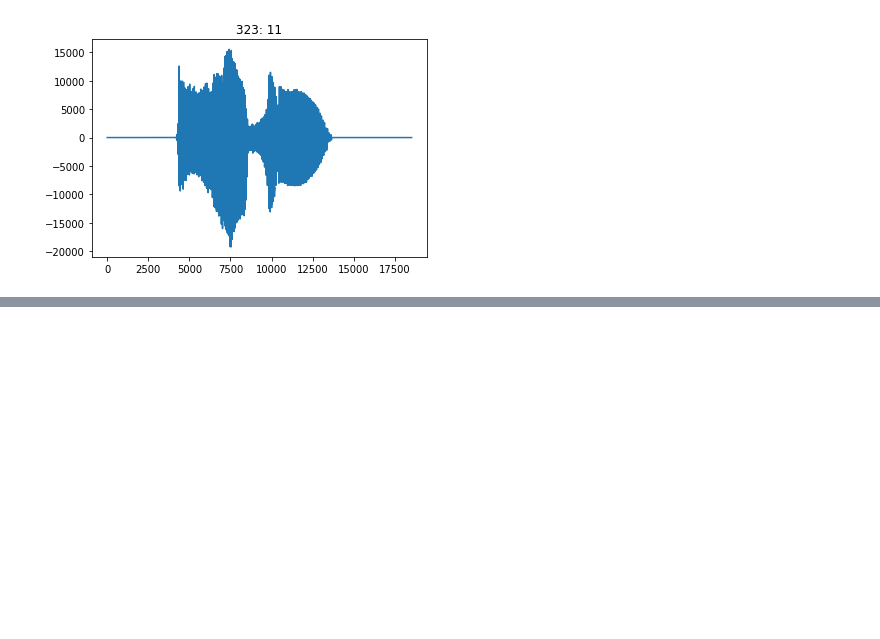
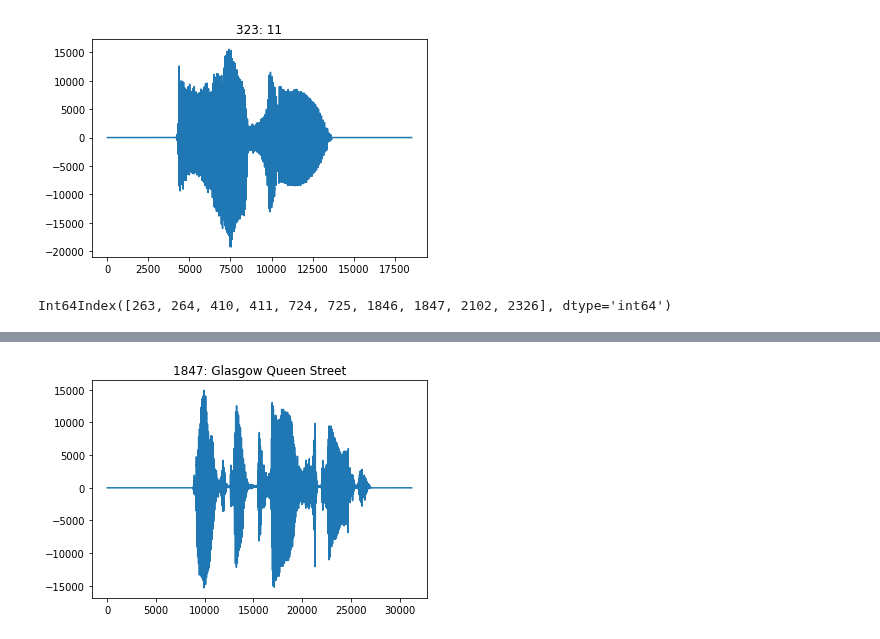
Before and after one commit to mattmcd/PyBayes, a Jupyter notebook: scripts/ScotRail_20220822.ipynb, the cells around one changed output, grey strips where cells are left out. Drawn from its saved outputs; the diff is of its cells as text; code cells hidden in the pictures; blank space fills up the shorter version.

```diff
--- a/scripts/ScotRail_20220822.ipynb
+++ b/scripts/ScotRail_20220822.ipynb
@@ -168,13 +168,14 @@ class ScotRailAnnouncements:
         self.df_meta = (
             metadata if (metadata is not None) else
             create_metadata(self.announcements, self.sr, *get_silences(announcements, window_size=window)))
+        self.auto_play = False
 
     def get(self, ind):
         return get_announcement(ind, self.announcements, self.df_meta)
 
     def play(self, ind):
         _ = plt.plot(self.get(ind))
-        return Audio(self.get(ind), rate=self.sr, autoplay=True)
+        return Audio(self.get(ind), rate=self.sr, autoplay=self.auto_play)
 # %%
 # scot_rail = ScotRailAnnouncements(sound_file)   # Load file and process
 scot_rail = ScotRailAnnouncements(
@@ -308,3 +309,7 @@ play_with_transcription(323)
 # %% [output]
 [interactive output not drawn]
 [figure]
+# %%
+lookup_phrase(scot_rail.df_meta, 'glasgow')
+# %% [output]
+Int64Index([263, 264, 410, 411, 724, 725, 1846, 1847, 2102, 2326], dtype='int64')
@@ -310,0 +318,3 @@ play_with_transcription(323)
+# %%
+play_with_transcription(1847)
+# %% [output]
@@ -310,0 +322 @@ play_with_transcription(323)
+[figure, added]
```
Also changed, not shown: parts of 2 cells of this notebook, 1 other file.
